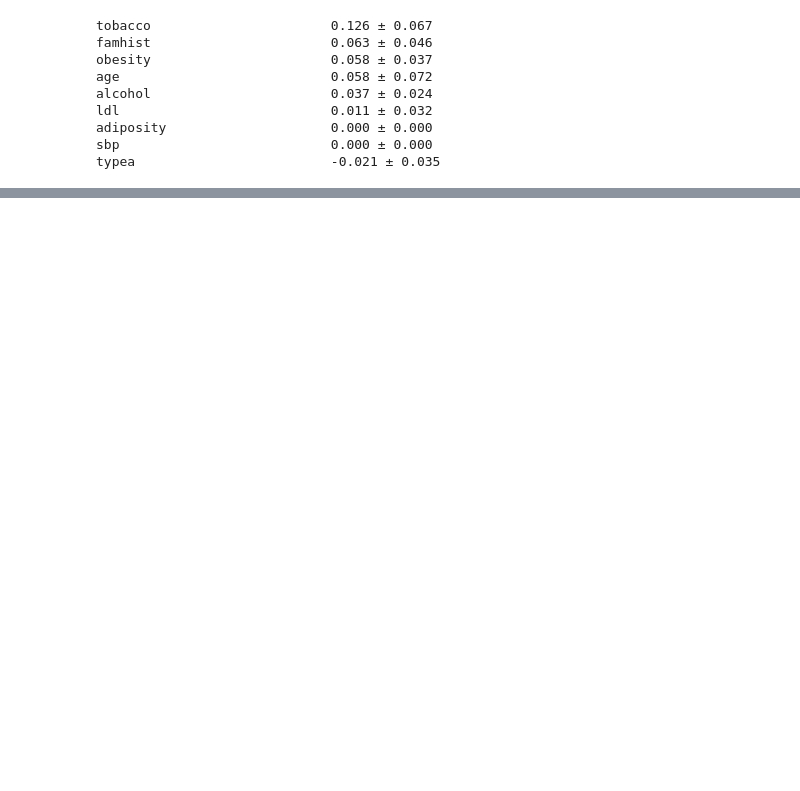
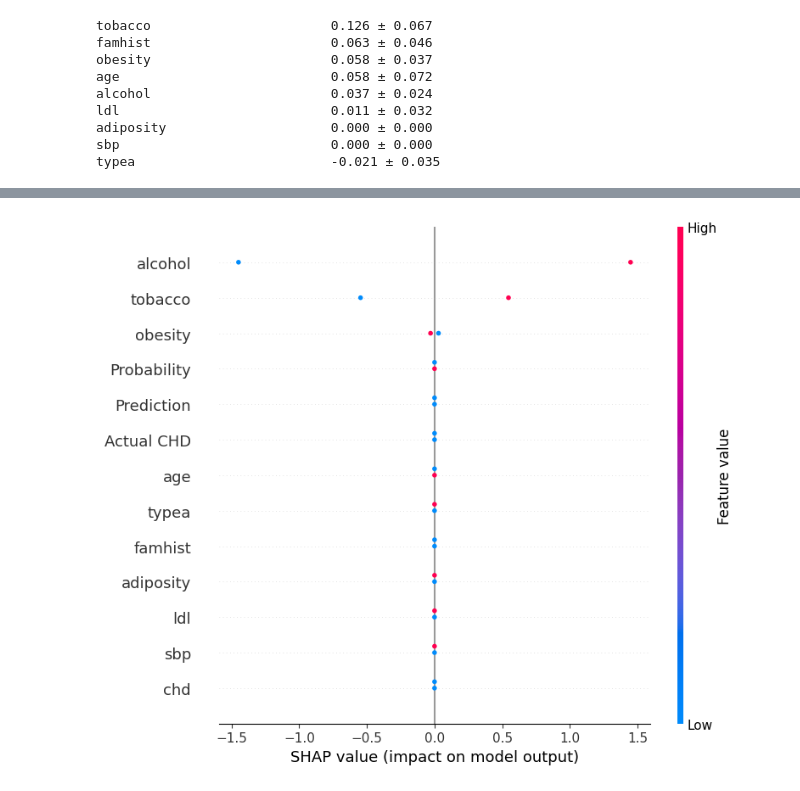
Before and after one commit to starshrimp/HumanMachineInteraction, a Jupyter notebook: Exercise Interactive ML-20240315/Exerc-Interactive_ML.ipynb, the cells around one changed output, grey strips where cells are left out. Drawn from its saved outputs; the diff is of its cells as text; code cells hidden in the pictures; blank space fills up the shorter version.

Commit message:
included shap summary plots

```diff
--- a/Exercise Interactive ML-20240315/Exerc-Interactive_ML.ipynb
+++ b/Exercise Interactive ML-20240315/Exerc-Interactive_ML.ipynb
@@ -218,0 +191,17 @@ print(X_train)
+# %%
+initial_data_with_predictions = initial_data.copy()
+
+# excluding any target variable
+X_initial = initial_data.drop(columns=['chd'], errors='ignore')
+
+initial_predictions = model.predict(X_initial)
+initial_predictions_probabilities = model.predict_proba(X_initial)[:,1]
+# adding the predictions & Actual CHD as new columns to `initial_data`
+initial_data_with_predictions['Actual CHD'] = initial_data['chd']
+initial_data_with_predictions['Prediction'] = initial_predictions
+initial_data_with_predictions['Probability'] = initial_predictions_probabilities
+# %%
+# Identifying misclassified instances
+misclassified= initial_data_with_predictions[initial_data_with_predictions["Actual CHD"] != initial_data_with_predictions["Prediction"]]
+print("Misclassified instances: ")
+print(misclassified)
@@ -218,0 +223,14 @@ print(X_train)
+# %%
+false_positives = misclassified[misclassified['Actual CHD']== 0]
+false_negatives = misclassified[misclassified['Actual CHD']== 1]
+# %%
+#SHAP Summary Plot
+
+explainer = shap.Explainer(model, false_positives)
+
+# Calculate SHAP values for the test set
+shap_values = explainer(false_positives)
+
+shap.summary_plot(shap_values, false_positives)
+# %% [output]
+[figure, added]
```
Also changed, not shown: parts of 18 cells of this notebook.
